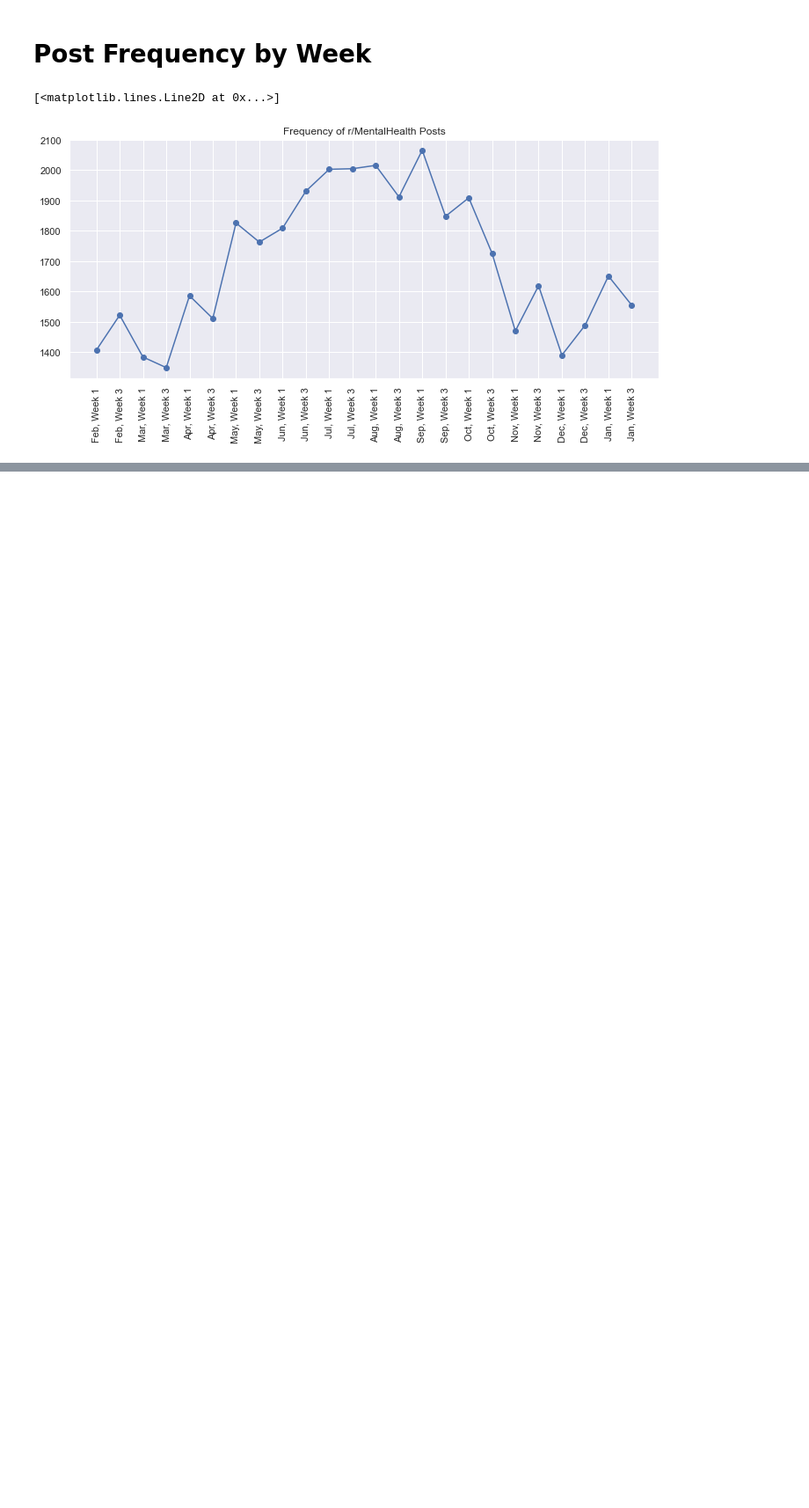
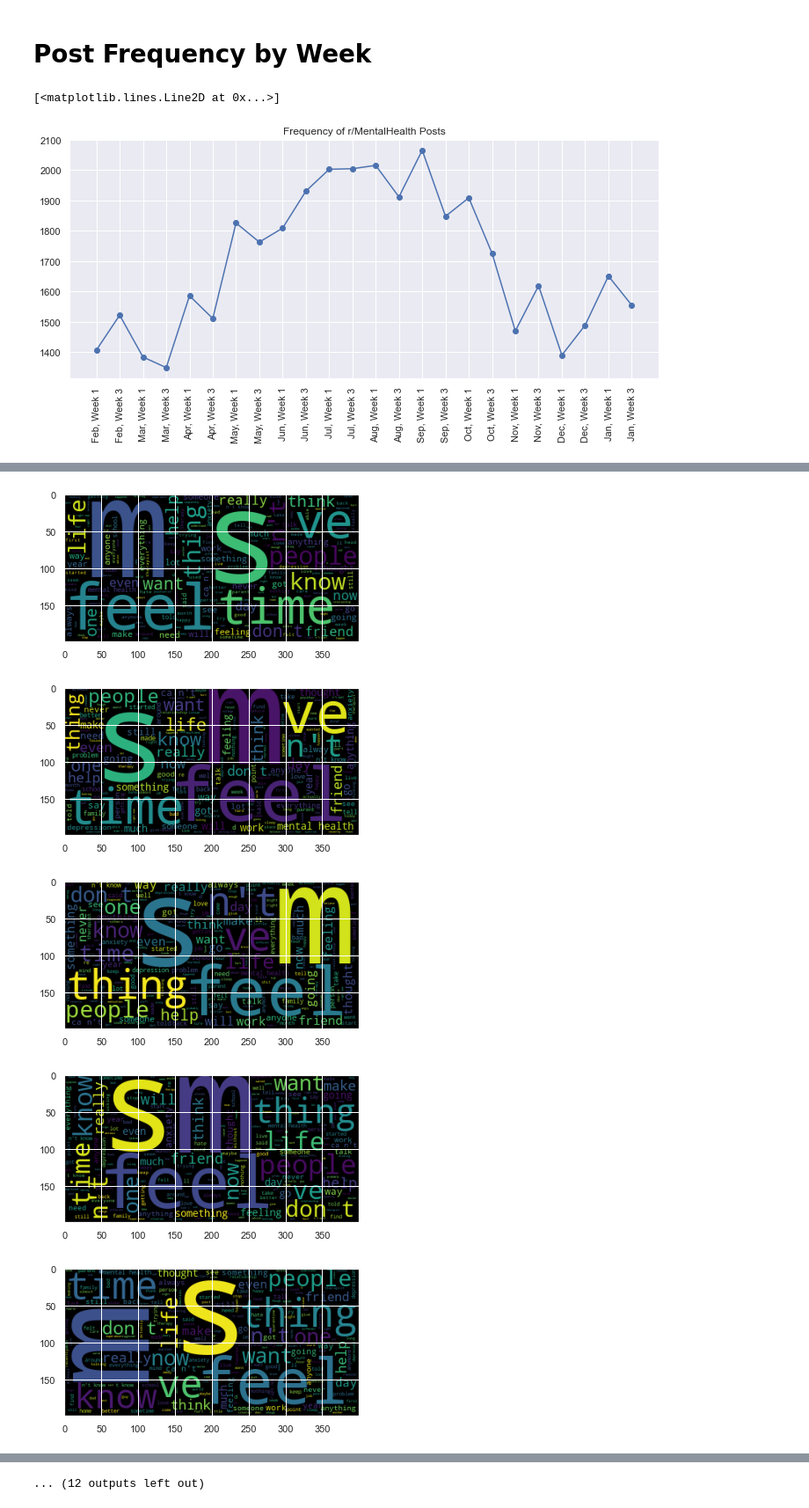
Before and after one commit to bermanjt/RedditMentalHealth, a Jupyter notebook: EDA.ipynb, the cells around one changed output, grey strips where cells are left out. Shown at 88% size. Drawn from its saved outputs; the diff is of its cells as text; code cells hidden in the pictures; blank space fills up the shorter version.

```diff
--- a/EDA.ipynb
+++ b/EDA.ipynb
@@ -79,0 +98,21 @@ df.plot(kind="line")
+# %%
+#generating word clouds for each of the weeks
+for i in range(0,24):
+    titles = data[i]['title']
+    texts = data[i]['text']
+    list_of_words = ''
+    for j in titles:
+        tokens = nltk.word_tokenize(j.lower())
+        list_of_words += " ".join(tokens)+" "
+    for k in texts:
+        tokens = nltk.word_tokenize(k.lower())
+        list_of_words += " ".join(tokens)+" "
+    wc = WordCloud().generate(list_of_words)
+    plt.imshow(wc)
+    plt.show()
+# %% [output]
+[figure, added]
+[figure, added]
+[figure, added]
+[figure, added]
+[figure, added]
@@ -79,0 +126 @@ df.plot(kind="line")
+... (12 outputs left out)
```
Also changed, not shown: parts of 6 cells of this notebook.
